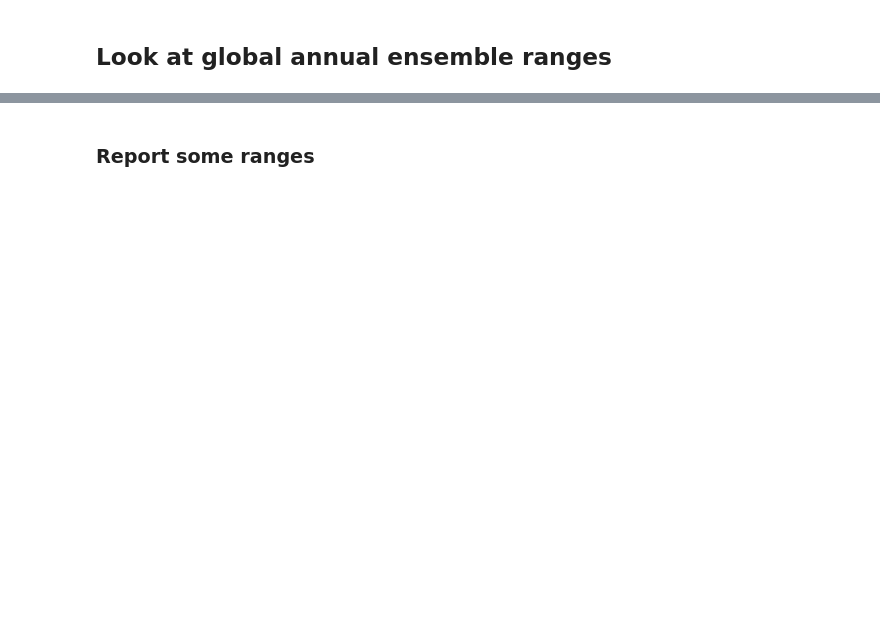
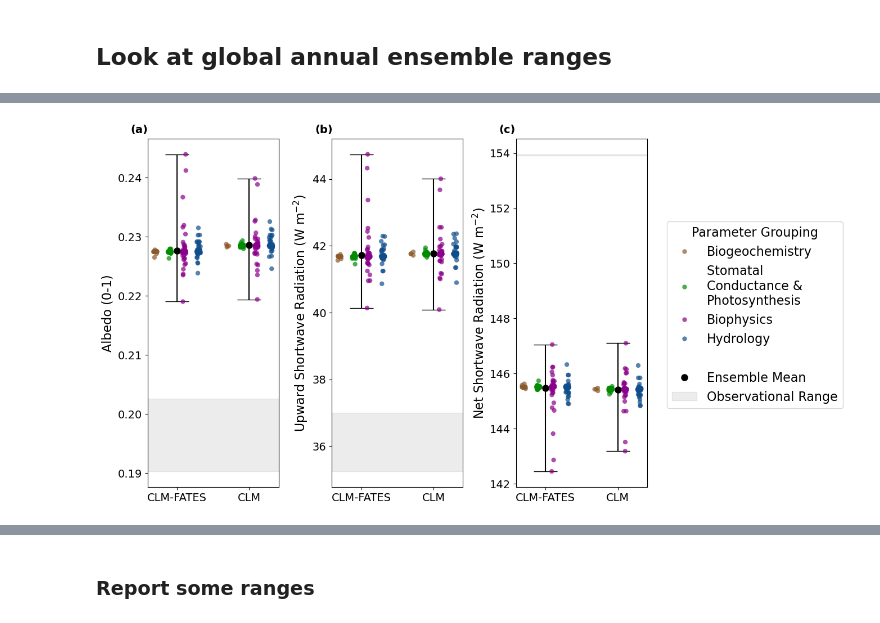
Before and after one commit to adrifoster/fates_calibration_library, a Jupyter notebook: notebooks/JAMES_2025_OAAT_Manuscript/OAAT_Mansucript.ipynb, the cells around one changed output, grey strips where cells are left out. Drawn from its saved outputs; the diff is of its cells as text; code cells hidden in the pictures; blank space fills up the shorter version.

```diff
--- a/notebooks/JAMES_2025_OAAT_Manuscript/OAAT_Mansucript.ipynb
+++ b/notebooks/JAMES_2025_OAAT_Manuscript/OAAT_Mansucript.ipynb
@@ -247,0 +347,11 @@ plt.savefig(os.path.join(fig_dir, 'OAAT_Parameters.png'))
+# %%
+asa_obs, asa_min, asa_max = get_obs_min_max(ilamb_dat, obs_config, 'ASA')
+fsr_obs, fsr_min, fsr_max = get_obs_min_max(ilamb_dat, obs_config, 'FSR')
+fsa_obs, fsa_min, fsa_max = get_obs_min_max(ilamb_dat, obs_config, 'FSA')
+plotting.plot_ensemble_variance(active_df, 'CLM-FATES', 'CLM', fates_default, clm_default,
+                                ['ASA', 'FSR', 'FSA'], var_dict,
+                                obs_range=[(asa_min, asa_max), (fsr_min, fsr_max),
+                                           (fsa_min, fsa_max)])
+plt.savefig(os.path.join(fig_dir, 'ASA_FSR_FSA.png'), bbox_inches="tight")
+# %% [output]
+[figure, added]
```
Also changed, not shown: parts of 57 cells of this notebook, 18 other files.
